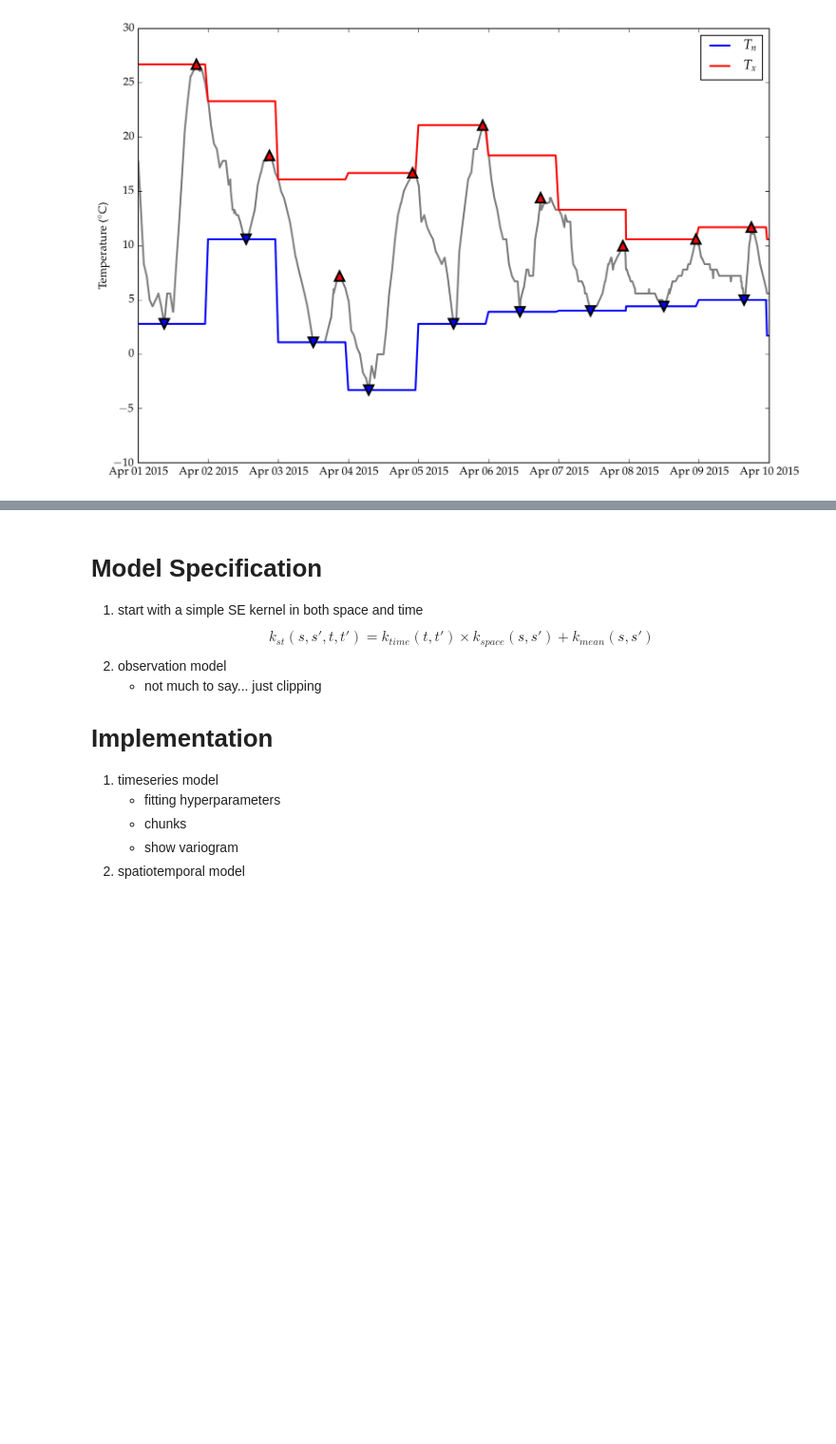
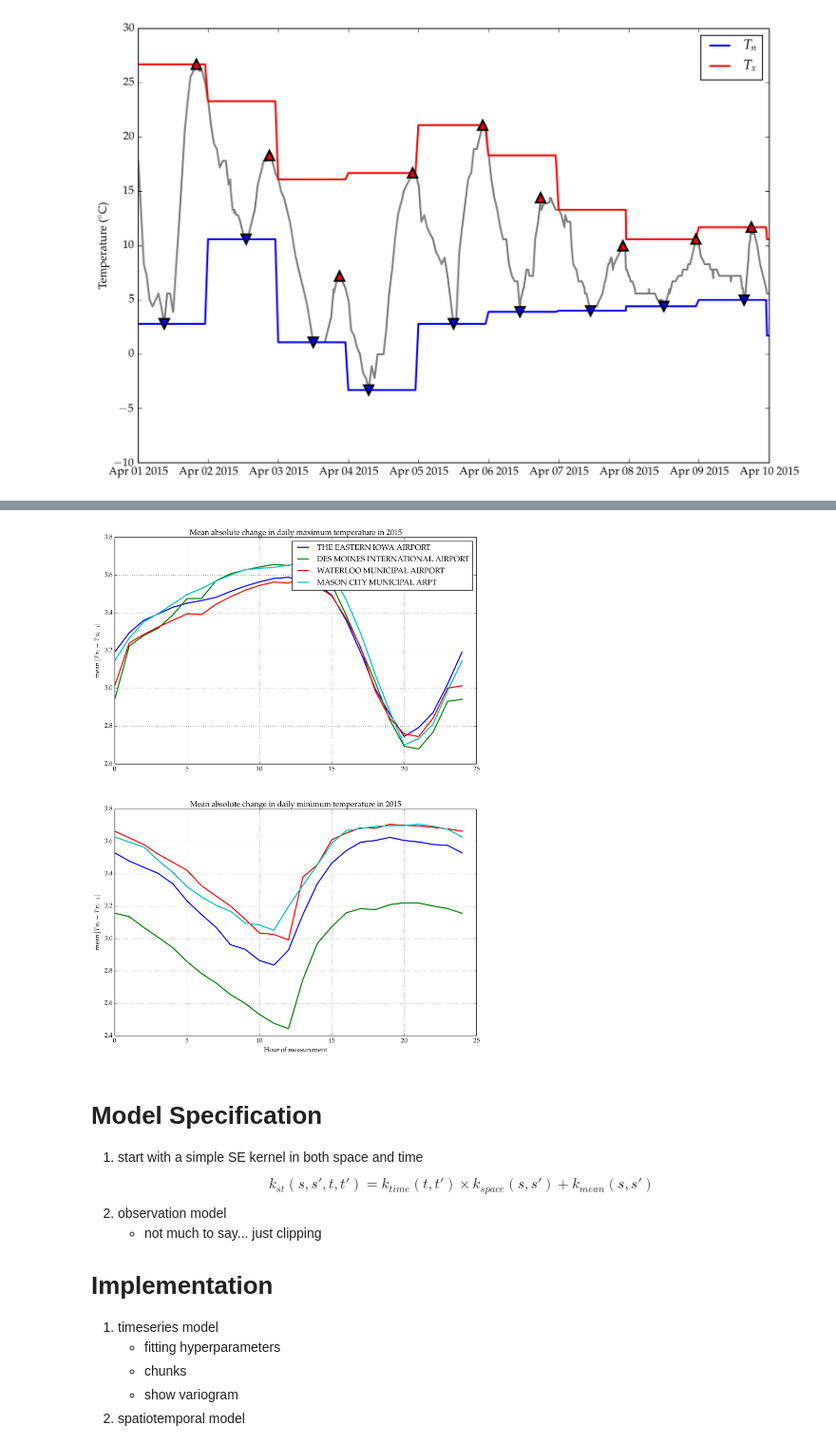
Before and after one commit to maximerischard/TemperatureImputations.jl, a Jupyter notebook: TemperatureImputations.ipynb, the cells around one changed output, grey strips where cells are left out. Shown at 95% size. Drawn from its saved outputs; the diff is of its cells as text; code cells hidden in the pictures; blank space fills up the shorter version.

```diff
--- a/TemperatureImputations.ipynb
+++ b/TemperatureImputations.ipynb
@@ -139,3 +212,56 @@ end;
+# %%
+plt.subplot(2,1,1)
+begin
+    meandiff = Dict{Int64, Vector{Float64}}(
+        1=>Float64[],
+        2=>Float64[],
+        3=>Float64[],
+        4=>Float64[]
+        )
+    for hr in Hour(0):Hour(24)
+        hr_mdiff = DataFrames.by(TnTx_dict[hr], :station,
+            df -> mean(abs(diff(df[:Tx].values))))
+        for station in 1:4
+            push!(meandiff[station], get(hr_mdiff[station,:x1]))
+        end
+    end
+
+    for station in 1:4
+        plt.plot(0:24, meandiff[station], linewidth=2, label=get(isdSubset[station,:NAME]))
+    end
+    plt.ylabel(L"$\mathrm{mean}\left| Tx_{t}-Tx_{t-1} \right|$")
+    plt.title("Mean absolute change in daily maximum temperature in 2015")
+    plt.grid()
+    plt.legend()
+end
+plt.subplot(2,1,2)
+begin
+    meandiff = Dict{Int64, Vector{Float64}}(
+        1=>Float64[],
+        2=>Float64[],
+        3=>Float64[],
+        4=>Float64[]
+        )
+    for hr in Hour(0):Hour(24)
+        hr_mdiff = DataFrames.by(TnTx_dict[hr], :station,
+            df -> mean(abs(diff(df[:Tn].values))))
+        for station in 1:4
+            push!(meandiff[station], get(hr_mdiff[station,:x1]))
+        end
+    end
+
+    for station in 1:4
+        plt.plot(0:24, meandiff[station], linewidth=2)
+    end
+    plt.ylabel(L"$\mathrm{mean}\left| Tn_{t}-Tn_{t-1} \right|$")
+    plt.title("Mean absolute change in daily minimum temperature in 2015")
+    plt.xlabel("Hour of measurement")
+    plt.grid(true)
+end
+plt.gcf()[:set_size_inches](12.0, 16.0)
+;
+# %% [output]
+[figure, added]
 # %% [markdown]
 # Model Specification
 
```
Also changed, not shown: parts of 3 cells of this notebook, 1 other file.
